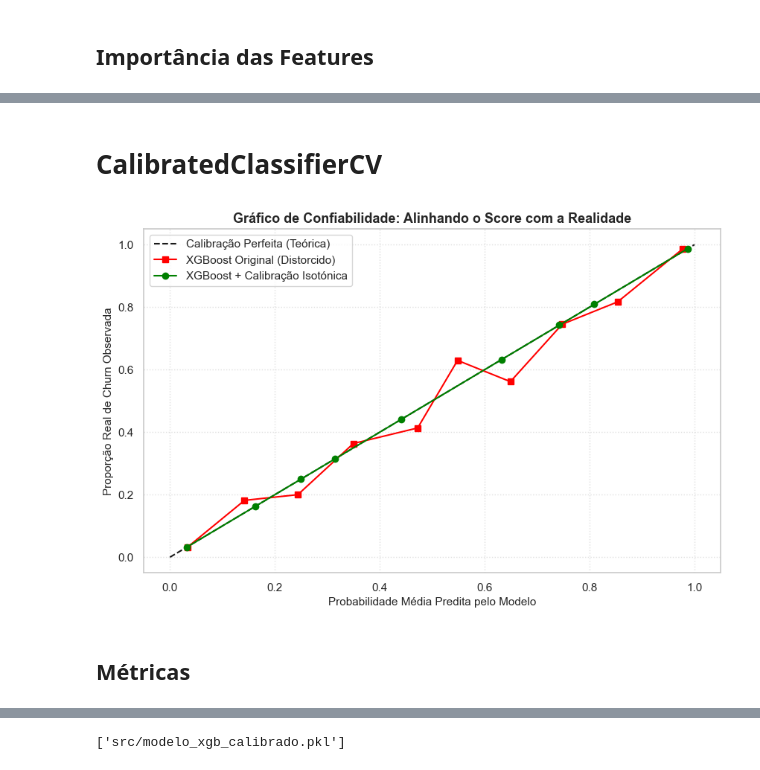
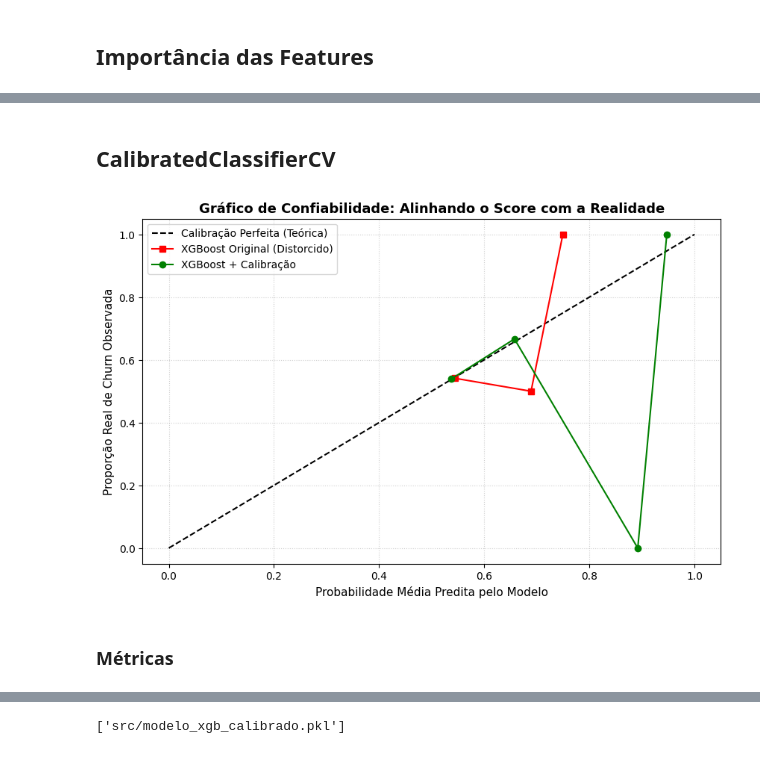
Before and after one commit to victorpecine/ml_predicao_churn, a Jupyter notebook: nb_ml_precidao_churn.ipynb, the cells around one changed output, grey strips where cells are left out. Saved outputs shown, nothing was run; the diff lists cells and outputs as text; code cells hidden in the pictures.

```diff
--- a/nb_ml_precidao_churn.ipynb
+++ b/nb_ml_precidao_churn.ipynb
@@ -95,6 +426,6 @@ dataset.head()
 # %% [markdown]
 # Features
 # %%
-X = dataset.drop(['cod_cliente', 'primeira_assinatura', 'churn'], axis=1)
+X = dataset.drop(['cod_cliente', 'churn'], axis=1)
 X
 # %% [output]
@@ -235,7 +477,7 @@ plt.show()
 # %%
 # Filtrando correlações altas
 upper_tri = matrix_corr.where(np.triu(np.ones(matrix_corr.shape), k=1).astype(bool))
-to_drop_1 = [column for column in upper_tri.columns if any(abs(upper_tri[column]) >= 0.75)]
-print(f"Sugestão de variáveis para exclusão por alta correlação:\n{to_drop_1}")
+colunas_alta_corr = [column for column in upper_tri.columns if any(abs(upper_tri[column]) >= 0.75)]
+print(f"Sugestão de variáveis para exclusão por alta correlação:\n{colunas_alta_corr}")
 # %% [output]
 Sugestão de variáveis para exclusão por alta correlação:
@@ -871,11 +1021,17 @@ from xgboost import XGBClassifier
 # %%
+# Para lidar com o desbalanceamento, calculamos o scale_pos_weight
+scale_pos_weight = total_clientes_churn / total_clientes_nao_churn
+
 # Instanciando o modelo puro
 modelo_xgb = XGBClassifier(
+    random_state=42,
     n_estimators=150,
-    max_depth=5,            # Árvores do XGBoost são mais rasas por natureza
-    learning_rate=0.05,     # Passos mais lentos para aprender com precisão
-    random_state=42,
-    eval_metric='logloss'   # Métrica padrão para probabilidade
+    max_depth=5,                        # Árvores do XGBoost são mais rasas por natureza
+    learning_rate=0.05,                 # Passos mais lentos para aprender com precisão
+    subsample=0.8,                      # Amostra aleatória de 80% dos dados para cada árvore
+    colsample_bytree=0.8,               # Amostra aleatória de 80% das features para cada árvore
+    eval_metric='logloss',              # Métrica padrão para probabilidade
+    scale_pos_weight=scale_pos_weight   # Ajuste para lidar com o desbalanceamento
 )
 
 modelo_xgb.fit(X_train, y_train)
@@ -1011,2 +1254,2 @@ shap.plots.waterfall(shap_values[0])
 # %% [markdown]
-# CalibratedClassifierCV
+## CalibratedClassifierCV
@@ -1015,33 +1256,33 @@ from sklearn.calibration import CalibratedClassifierCV, calibration_curve
 # %%
 # Instanciar o calibrador usando o modelo XGBoost já configurado
 modelo_xgb_calibrado = CalibratedClassifierCV(
     estimator=modelo_xgb,
-    method='isotonic',
+    method='sigmoid',
     cv='prefit'
 )
 
-# 2. Ajustar o calibrador usando o set de TESTE ou VALIDAÇÃO
-modelo_xgb_calibrado.fit(X_test, y_test)
+modelo_xgb_calibrado.fit(X_calib_scaled, y_calib)
 
-# O restante do código de plotagem permanece exatamente o mesmo...
-prob_originais = modelo_xgb.predict_proba(X_test)[:, 1]
-prob_calibradas = modelo_xgb_calibrado.predict_proba(X_test)[:, 1]
+# Diagnóstico visual: compara probabilidades no próprio conjunto de calibração
+prob_originais  = modelo_xgb.predict_proba(X_calib_scaled)[:, 1]
+prob_calibradas = modelo_xgb_calibrado.predict_proba(X_calib_scaled)[:, 1]
 
-# Calcular os pontos para o gráfico de confiabilidade
-sub_y_orig, sub_x_orig = calibration_curve(y_test, prob_originais, n_bins=10)
-sub_y_calib, sub_x_calib = calibration_curve(y_test, prob_calibradas, n_bins=10)
+sub_y_orig,  sub_x_orig  = calibration_curve(y_calib, prob_originais,  n_bins=10)
+sub_y_calib, sub_x_calib = calibration_curve(y_calib, prob_calibradas, n_bins=10)
 
-# Plotar o diagnóstico visual comparativo
 plt.figure(figsize=(10, 6))
 plt.plot([0, 1], [0, 1], "k--", label="Calibração Perfeita (Teórica)")
-plt.plot(sub_x_orig, sub_y_orig,   "s-", color="red",   label="XGBoost Original (Distorcido)")
-plt.plot(sub_x_calib, sub_y_calib, "o-", color="green", label="XGBoost + Calibração Isotónica")
-
+plt.plot(sub_x_orig,  sub_y_orig,  "s-", color="red",   label="XGBoost Original (Distorcido)")
+plt.plot(sub_x_calib, sub_y_calib, "o-", color="green", label="XGBoost + Calibração")
 plt.xlabel("Probabilidade Média Predita pelo Modelo", fontsize=11)
 plt.ylabel("Proporção Real de Churn Observada", fontsize=11)
 plt.title("Gráfico de Confiabilidade: Alinhando o Score com a Realidade", fontsize=13, fontweight='bold')
 plt.grid(True, linestyle=':', alpha=0.6)
 plt.legend(loc="upper left")
 plt.show()
+
+# Avaliação final — X_test nunca tocado durante treino nem calibração
+y_pred_xgb_calibrado  = modelo_xgb_calibrado.predict(X_test_scaled)
+y_probs_xgb_calibrado = modelo_xgb_calibrado.predict_proba(X_test_scaled)[:, 1]
 # %% [output]
-[figure, old version]
+[figure, new version]
@@ -1076,7 +1290,7 @@ plt.show()
 y_pred_xgb_calibrado  = modelo_xgb_calibrado.predict(X_test)
 y_probs_xgb_calibrado = modelo_xgb_calibrado.predict_proba(X_test)[:, 1]
 # %% [markdown]
-## Métricas
+### Métricas
 # %%
 cm_xgb_calibrado = confusion_matrix(y_test, y_pred_xgb_calibrado)
 disp = ConfusionMatrixDisplay(confusion_matrix=cm_xgb_calibrado, display_labels=['Ativo (0)', 'Churn (1)'])
```
Also changed, not shown: parts of 150 cells of this notebook, 1 other file.
